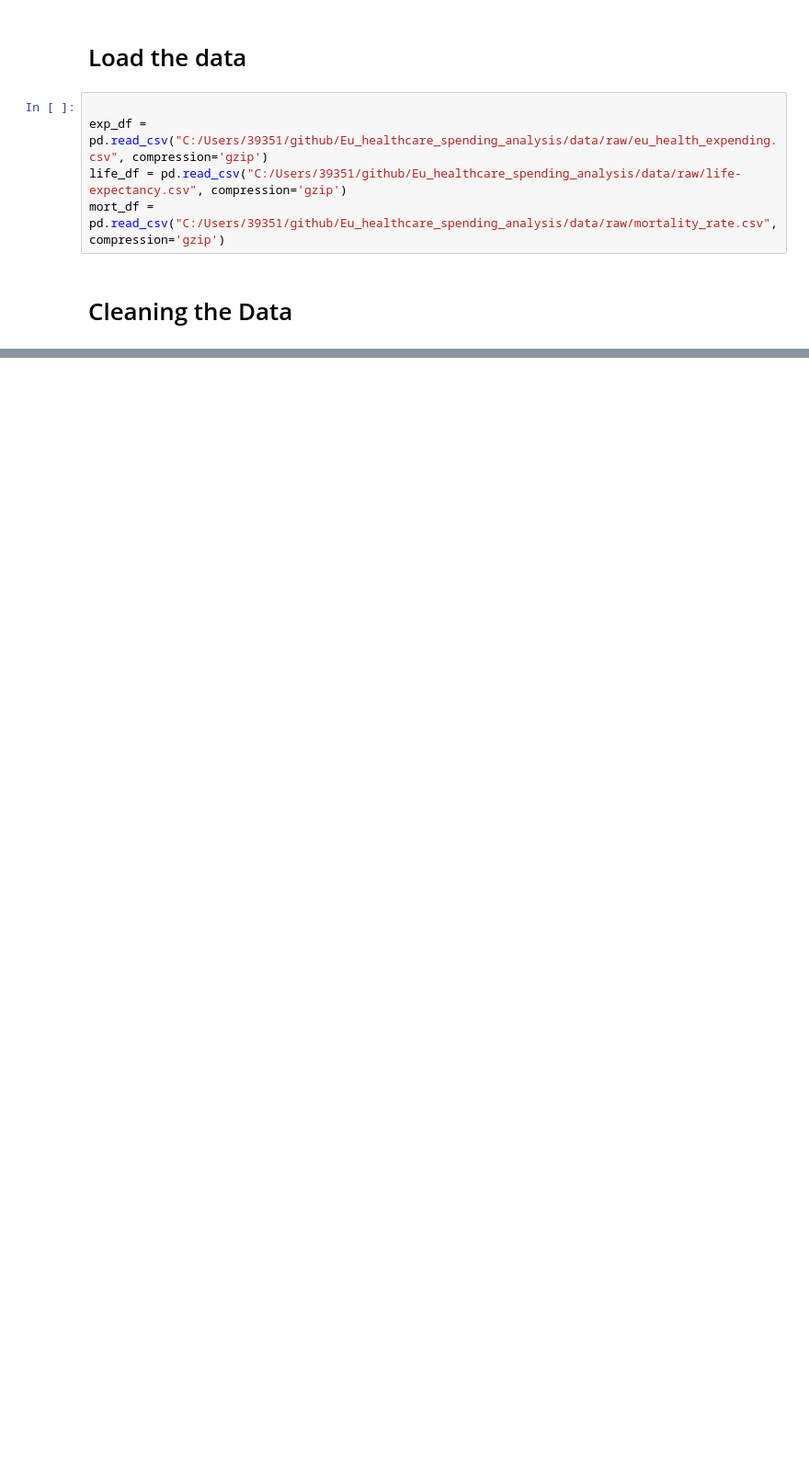
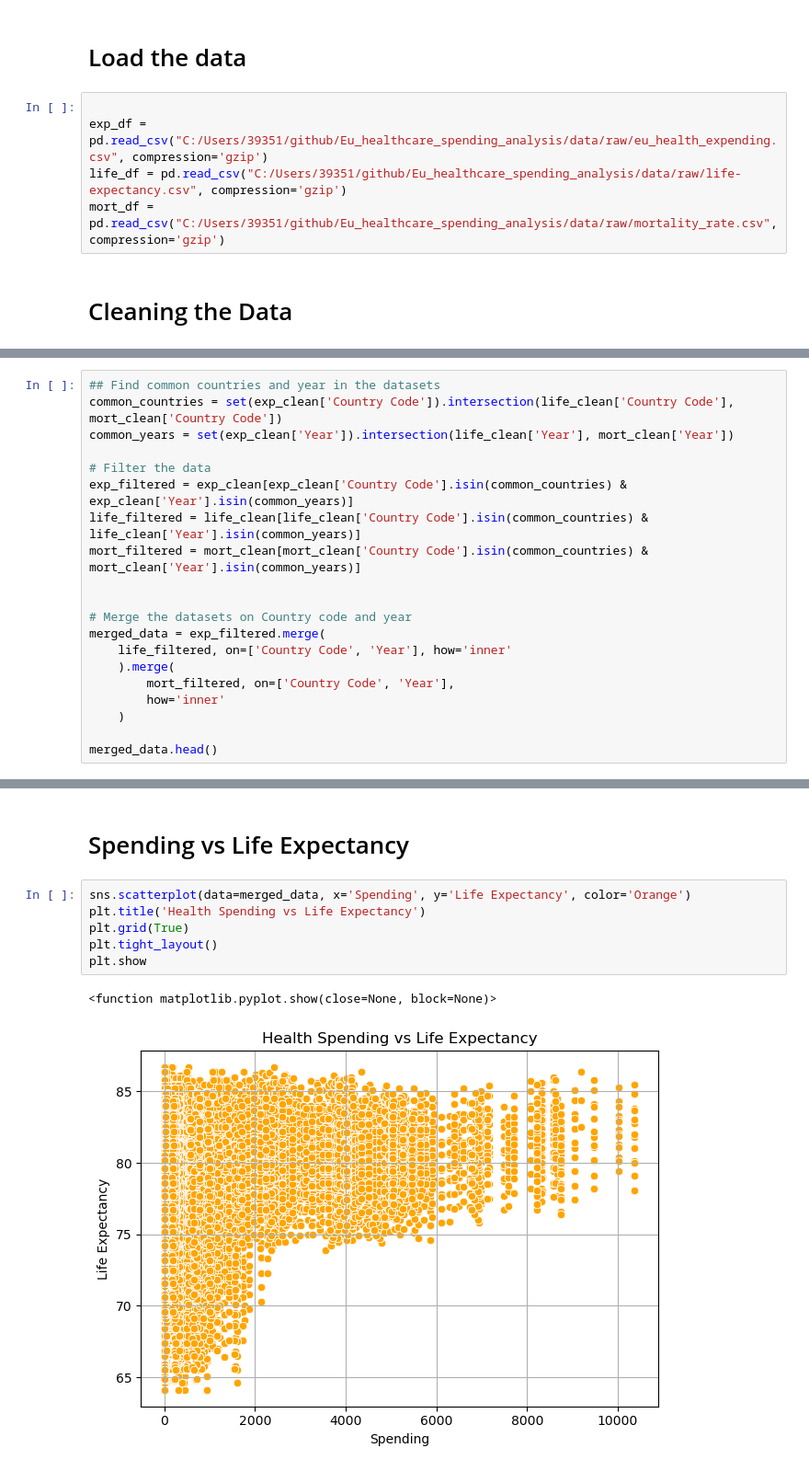
Before and after one commit to hejazn86/EU_healthcare_spending_analysis, a Jupyter notebook: notebooks/explore_and_clean_data.ipynb, the cells around one changed output, grey strips where cells are left out. Shown: that part at 92% size. Cells and saved outputs as stored; diff of their text form; blank space fills up the shorter version.

Commit message:
Merge the data and visualize Spending vs Life Expectancy and Mortality rate

```diff
--- a/notebooks/explore_and_clean_data.ipynb
+++ b/notebooks/explore_and_clean_data.ipynb
@@ -115,0 +103,20 @@ See the caveats in the documentation: https://pandas.pydata.org/pandas-docs/stab
+# %%
+## Find common countries and year in the datasets
+common_countries = set(exp_clean['Country Code']).intersection(life_clean['Country Code'], mort_clean['Country Code'])
+common_years = set(exp_clean['Year']).intersection(life_clean['Year'], mort_clean['Year'])
+
+# Filter the data
+exp_filtered = exp_clean[exp_clean['Country Code'].isin(common_countries) & exp_clean['Year'].isin(common_years)]
+life_filtered = life_clean[life_clean['Country Code'].isin(common_countries) & life_clean['Year'].isin(common_years)]
+mort_filtered = mort_clean[mort_clean['Country Code'].isin(common_countries) & mort_clean['Year'].isin(common_years)]
+
+
+# Merge the datasets on Country code and year
+merged_data = exp_filtered.merge(
+    life_filtered, on=['Country Code', 'Year'], how='inner'
+    ).merge(
+        mort_filtered, on=['Country Code', 'Year'],
+        how='inner'
+    )
+
+merged_data.head()
@@ -115,0 +133,11 @@ See the caveats in the documentation: https://pandas.pydata.org/pandas-docs/stab
+# %% [markdown]
+# Spending vs Life Expectancy
+# %%
+sns.scatterplot(data=merged_data, x='Spending', y='Life Expectancy', color='Orange')
+plt.title('Health Spending vs Life Expectancy')
+plt.grid(True)
+plt.tight_layout()
+plt.show
+# %% [output]
+<function matplotlib.pyplot.show(close=None, block=None)>
+[figure, added]
```
Also changed, not shown: parts of 9 cells of this notebook, 1 other file.
